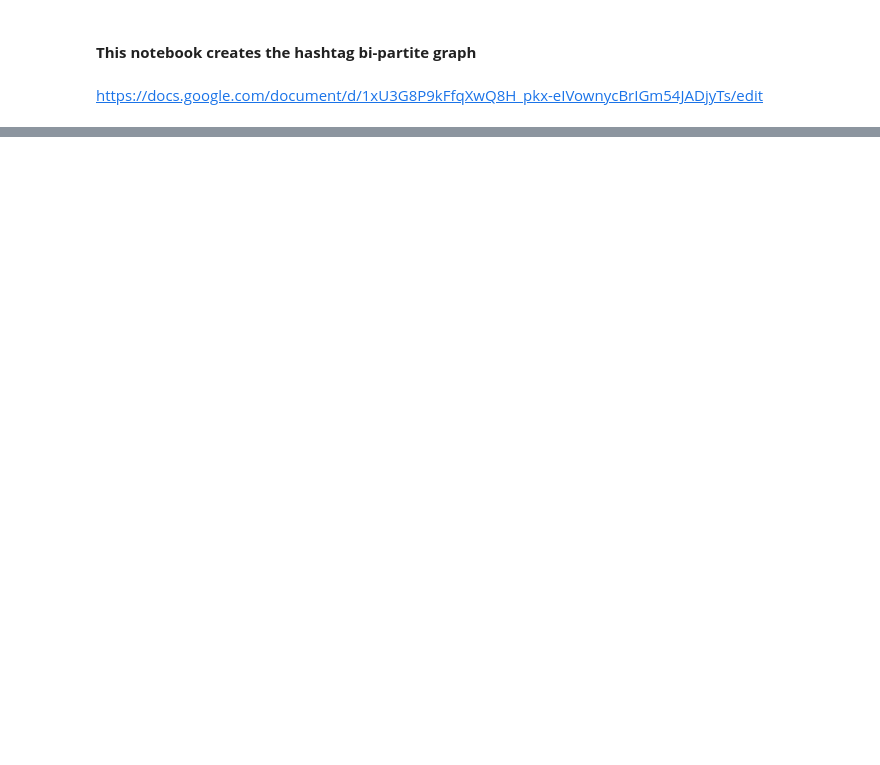
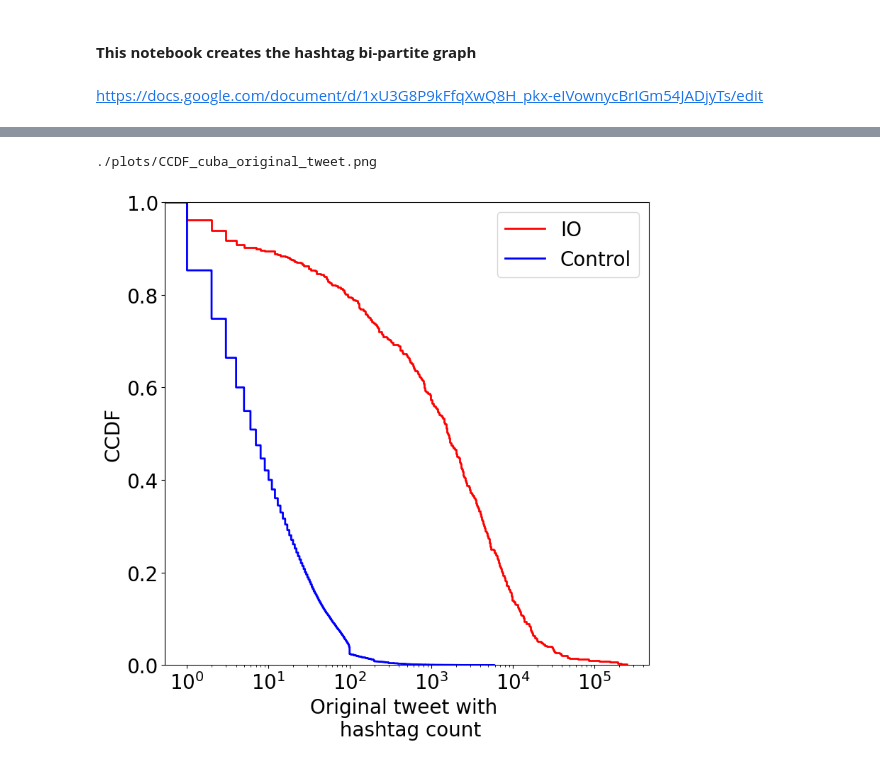
Before and after one commit to filipinascimento/coordinationz, a Jupyter notebook: experiments/cohashtag/get_hashtag_bi_partite.ipynb, the cells around one changed output, grey strips where cells are left out. Drawn from its saved outputs; the diff is of its cells as text; code cells hidden in the pictures; blank space fills up the shorter version.

Commit message:
adds plots folder

```diff
--- a/experiments/cohashtag/get_hashtag_bi_partite.ipynb
+++ b/experiments/cohashtag/get_hashtag_bi_partite.ipynb
@@ -109,0 +232,4 @@ array([['في آخر الليل عبادات لھا أجورٌ عظيمه الا
+# %%
+df_org = get_original_tweet(df)
+print('Filtering original tweet, class: ',
+      df['label'].nunique())
@@ -109,0 +321,16 @@ array([['في آخر الليل عبادات لھا أجورٌ عظيمه الا
+# %%
+df_1 = df_hash.loc[df_hash['label'] == 1]
+df_0 = df_hash.loc[df_hash['label'] == 0]
+# %%
+df_1_grp = (df_1
+            .groupby(['userid'])['tweetid']
+            .nunique()
+            .to_frame('count')
+            .reset_index()
+           )
+df_0_grp = (df_0
+            .groupby(['userid'])['tweetid']
+            .nunique()
+            .to_frame('count')
+            .reset_index()
+           )
@@ -109,0 +348,33 @@ array([['في آخر الليل عبادات لھا أجورٌ عظيمه الا
+# %%
+import helper.visualization as vz
+
+parameters = {
+        'data': [df_1_grp,
+                 df_0_grp
+                ],
+        'fontsize': 20,
+        'complementary': True,
+        'columns': [
+            {'column': 'count',
+             'label': 'IO',
+            },{
+            'column': 'count',
+             'label': 'Control'
+            },
+        ],
+        'xlabel': 'Original tweet with \n hashtag count',
+        'ylabel': 'CCDF',
+        'legend_location': 'upper right',
+        # 'log_yscale': True,
+        'log_xscale': True,
+        'save': {
+            'path': './plots',
+            'filename': 'CCDF_cuba_original_tweet.png'
+        },
+        'random_color': False
+}
+
+vz.ccdf(parameters)
+# %% [output]
+./plots/CCDF_cuba_original_tweet.png
+[figure, added]
```
Also changed, not shown: parts of 26 cells of this notebook, 2 other files.
